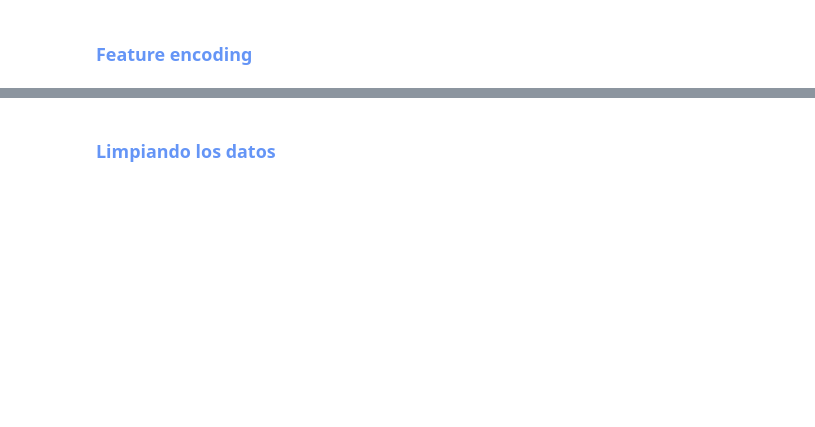
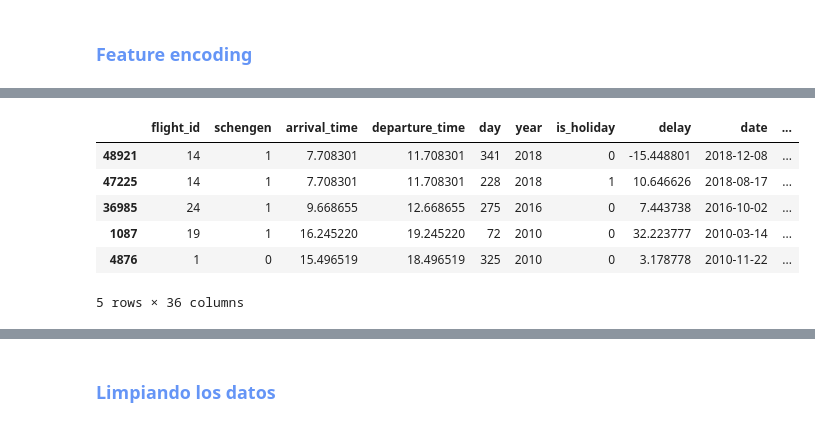
Before and after one commit to DanielRaiicHu/optimizacion_aeroportuaria, a Jupyter notebook: optimizacion_aeroportuaria.ipynb, the cells around one changed output, grey strips where cells are left out. Saved outputs shown, nothing was run; the diff lists cells and outputs as text; code cells hidden in the pictures; blank space fills up the shorter version.

```diff
--- a/optimizacion_aeroportuaria.ipynb
+++ b/optimizacion_aeroportuaria.ipynb
@@ -502,0 +633,14 @@ plt.show()
+# %%
+# Reemplazamos valores categóricos por números binarios (0/1)
+
+# 'schengen': vuelos fuera = 0, dentro = 1
+datos['schengen'] = datos['schengen'].replace({'non-schengen': 0, 'schengen': 1})
+
+# 'is_holiday': no festivo = 0, festivo = 1
+datos['is_holiday'] = datos['is_holiday'].replace({False: 0, True: 1})
+
+# 'is_weekend': día laboral = 0, fin de semana = 1
+datos['is_weekend'] = datos['is_weekend'].replace({False: 0, True: 1})
+
+# Muestra aleatoria de 3 filas para verificar cambios
+datos.sample(3)
@@ -502,0 +652,7 @@ plt.show()
+# %%
+# Lista de columnas categóricas que vamos a codificar con one-hot encoding
+categoricas = ['airline', 'aircraft_type', 'origin', 'day_name']
+
+# Vista previa del DataFrame codificado (sin modificar datos originales)
+# .get_dummies: Método de pandas que permite codificar nuestras variables con 0's y 1's
+pd.get_dummies(data=datos, columns=categoricas, dtype=int).head(2) # lo visualizamos
@@ -502,0 +664,14 @@ plt.show()
+# %%
+# Generamos el DataFrame final con variables codificadas
+datos_codificados = pd.get_dummies(data=datos, columns=categoricas, dtype=int) # creamos el dataframe con los datos codificados
+
+# Muestra aleatoria de 5 filas para verificar el resultado
+datos_codificados.sample(5)
+# %% [output]
+|  | flight_id | schengen | arrival_time | departure_time | day | year | is_holiday | delay | date | ... |
+| 48921 | 14 | 1 | 7.708301 | 11.708301 | 341 | 2018 | 0 | -15.448801 | 2018-12-08 | ... |
+| 47225 | 14 | 1 | 7.708301 | 11.708301 | 228 | 2018 | 1 | 10.646626 | 2018-08-17 | ... |
+| 36985 | 24 | 1 | 9.668655 | 12.668655 | 275 | 2016 | 0 | 7.443738 | 2016-10-02 | ... |
+| 1087 | 19 | 1 | 16.245220 | 19.245220 | 72 | 2010 | 0 | 32.223777 | 2010-03-14 | ... |
+| 4876 | 1 | 0 | 15.496519 | 18.496519 | 325 | 2010 | 0 | 3.178778 | 2010-11-22 | ... |
+5 rows × 36 columns
```
Also changed, not shown: parts of 12 cells of this notebook.
